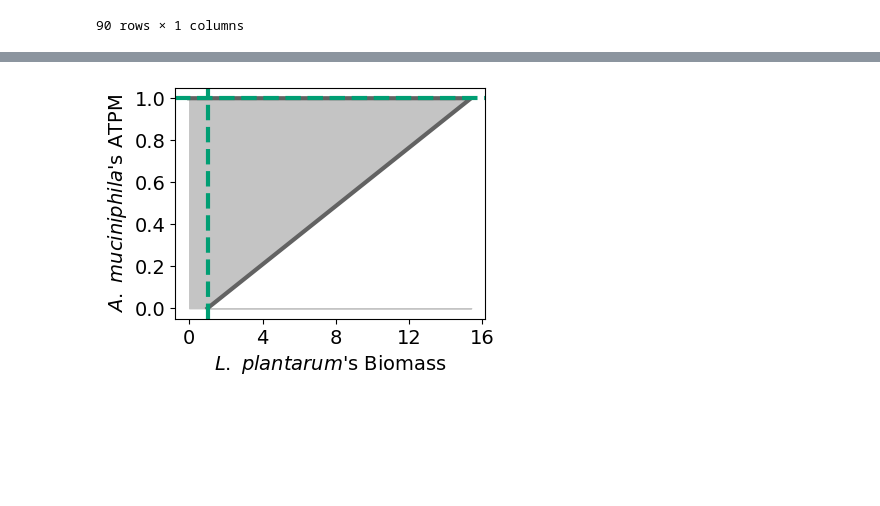
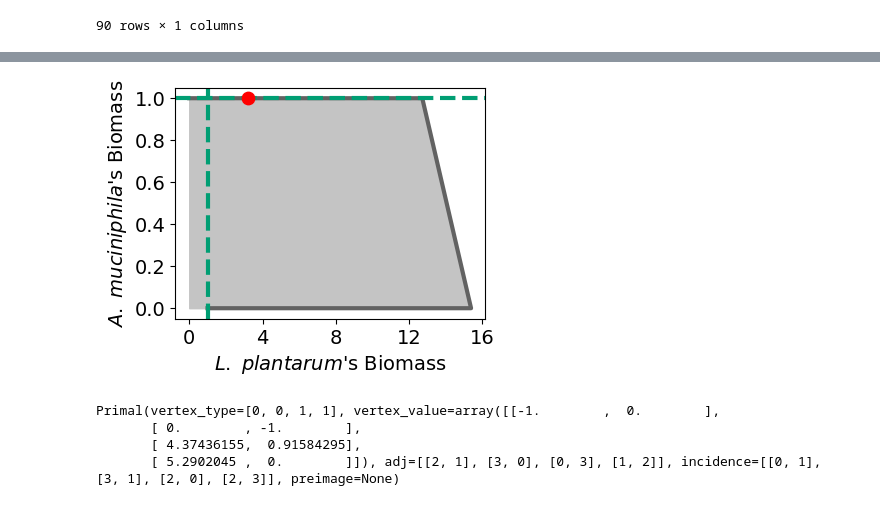
Before and after one commit to LikeScience/finding-community-objective-functions, a Jupyter notebook: mimeco_data/generate_model_and_fluxes.ipynb, the cells around one changed output, grey strips where cells are left out. Cells and saved outputs as stored; diff of their text form; code cells hidden in the pictures; blank space fills up the shorter version.

```diff
--- a/mimeco_data/generate_model_and_fluxes.ipynb
+++ b/mimeco_data/generate_model_and_fluxes.ipynb
@@ -68,7 +68,7 @@ Growth
 ATPM
 # %%
 model1.objective = 'Growth'
-model2.objective = 'ATPM'
+model2.objective = 'Growth'
 # %%
 int_score, int_type = analysis.interaction_score_and_type(model1, model2, Western_diet,
                                                           undescribed_metabolites_constraint="partially constrained",
@@ -157,29 +168,44 @@ def save_ecosys_to_mat(ecosys, sampling_df, filename="pairedModel_Bio_ATPM.mat")
 # %%
 import matplotlib.pyplot as plt
 from matplotlib.ticker import MaxNLocator
 
 label1 = "$\\mathit{L.\\ plantarum}$'s Biomass"
-label2 = "$\\mathit{A.\\ muciniphila}$'s ATPM"
+label2 = "$\\mathit{A.\\ muciniphila}$'s Biomass"
 
 # Funciton similar to pareto_plot from MIMECO utils but with adapted visuals and legends for poster
-def pareto_plot_poster(xy, label1, label2):
+def pareto_plot_poster(xy, label1, label2, red_point=None):
     plt.figure(figsize=(4, 3))
     # plt.title("Pareto front of "+model1_id+" - "+model2_id+" metabolic interaction")
     plt.xlabel(label1, fontsize=14)
     plt.ylabel(label2, fontsize=14)
     plt.plot(xy['x'].to_numpy(), xy['y'].to_numpy(), '#626262ff', linestyle="-",linewidth=3)
     plt.fill_between(xy['x'].to_numpy(), xy['y'].to_numpy(), color = "#c4c4c4ff")
     plt.axhline(y = 1, color = '#009e73ff', linestyle = '--', linewidth = 3)
     plt.axvline(x = 1, color = '#009e73ff', linestyle = '--', linewidth = 3)
+
+    if red_point is not None:
+        plt.scatter(red_point[0], red_point[1], color='red', s=80, zorder=5)
+
     plt.gca().xaxis.set_major_locator(MaxNLocator(nbins=5))
     plt.gca().yaxis.set_major_locator(MaxNLocator(nbins=6))
     plt.xticks(fontsize=14)
     plt.yticks(fontsize=14)
     plt.show()
 
+import scipy.io
+m = scipy.io.loadmat('pairedModel_Lacto_Akker.mat')['pairedModel'][0, 0]
+idx = [i for i, r in enumerate(m['rxns'].flatten()) if "Growth" in str(r)]
+pareto_plot_poster(xy, label1, label2, red_point=(m['fluxes'][idx[0], 1]/solo_growth_model1, m['fluxes'][idx[1], 1]/solo_growth_model2))
 
-pareto_plot_poster(xy,label1,label2)
+# pareto_plot_poster(xy,label1,label2)
 # %% [output]
-[figure, old version]
+[figure, new version]
+# %%
+sol_mofba.Primal
+# %% [output]
+Primal(vertex_type=[0, 0, 1, 1], vertex_value=array([[-1.        ,  0.        ],
+       [ 0.        , -1.        ],
+       [ 4.37436155,  0.91584295],
+       [ 5.2902045 ,  0.        ]]), adj=[[2, 1], [3, 0], [0, 3], [1, 2]], incidence=[[0, 1], [3, 1], [2, 0], [2, 3]], preimage=None)
 # %%
 save_ecosys_to_mat(ecosys, sampling, "pairedModel_Lacto_Akker.mat")
```
Also changed, not shown: parts of 3 cells of this notebook, 34 other files.
